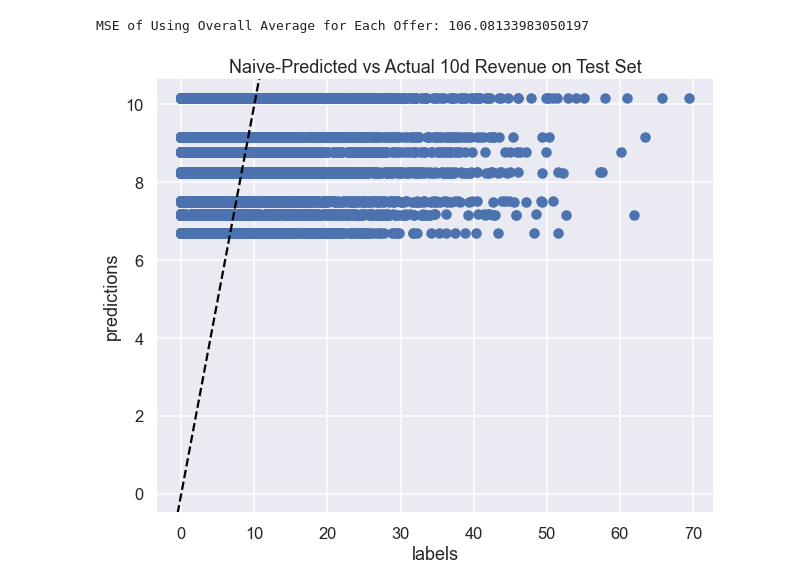
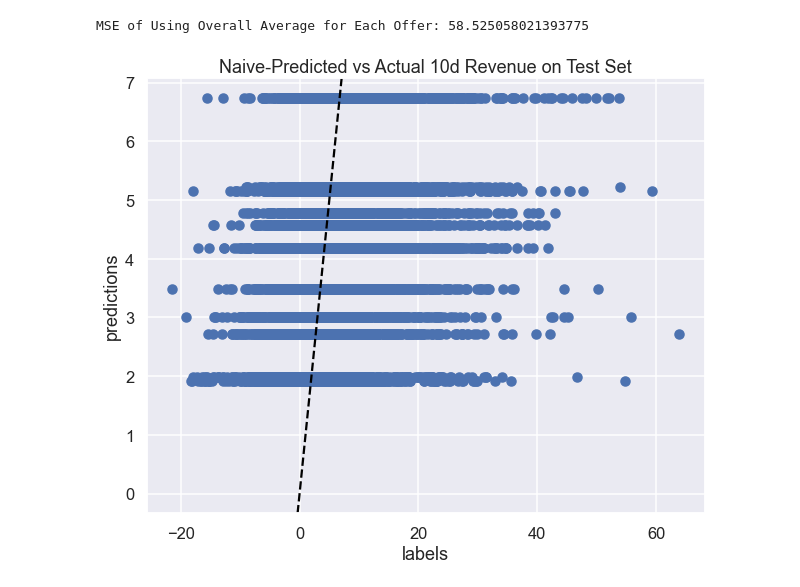
Before and after one commit to chapman-mcd/Starbucks_Sandbox, a Jupyter notebook: Sandbox_ML.ipynb, the cells around one changed output. Drawn from its saved outputs; the diff is of its cells as text; code cells hidden in the pictures.

```diff
--- a/Sandbox_ML.ipynb
+++ b/Sandbox_ML.ipynb
@@ -340,0 +305,33 @@ Epoch 15/15
+# %%
+# re-create the subsets, scalers and train/test dataframes with the new feature
+offers_rev_subset = offers_rev[(offers_rev.time_received < 500)].loc[:,
+    ['gender', 'age', 'days_of_membership', 'income', 'anonymous',
+     'completed', 'ten_day_profit_minus_reward', 'offer_id', 'person',
+    'median_transaction_no_outliers']]
+
+train_df, test_df = train_test_split(offers_rev_subset, 0.8)
+
+# fit scalers to the training data
+scalers = {'days_of_membership': None, 'age': None, 'income': None, 'median_transaction_no_outliers': None}
+
+for column in scalers.keys():
+    scalers[column] = StandardScaler().fit(train_df[column].values.reshape(-1,1))
+# %%
+# prepare tensorflow dataset with the new feature
+
+feature_names_rev = []
+# prepare training and validation sets from train data
+df_rev = train_df[~train_df.anonymous]
+splits_rev = train_test_split(df_rev, 0.8)
+train_rev, valid_rev = [prepare_tensorflow_dataset(data,
+                                                     scalers,
+                                                     ['gender', 'offer_id'],
+                                                     'ten_day_profit_minus_reward', []).batch(32)
+                        for data in splits_rev]
+
+# prepare test data from test data
+test_revenue = test_df[~test_df.anonymous]
+test_rev = prepare_tensorflow_dataset(test_revenue,
+                                      scalers,
+                                      ['gender','offer_id'],
+                                      'ten_day_profit_minus_reward', feature_names_rev).batch(32)
@@ -361,22 +457,22 @@ MSE of Model on Test Set: 60.14375305175781
 # %%
 # evaluate MSE for just guessing the average for each offer
 # so the model is doing much better than just guessing the average
-avg_profit_by_offer = offers_rev.groupby(by='offer_id')['ten_day_profit'].mean().rename('ten_day_profit_avg')
+avg_profit_by_offer = offers_rev.groupby(by='offer_id')['ten_day_profit_minus_reward'].mean().rename('predicted')
 
 test_revenue_guess = pd.merge(test_revenue,
                               avg_profit_by_offer,
                               left_on='offer_id', right_index=True, how='left')
 
 print("MSE of Using Overall Average for Each Offer:",
-tf.keras.metrics.mean_squared_error(test_revenue_guess.ten_day_profit,
-                                    test_revenue_guess.ten_day_profit_avg).numpy())
+tf.keras.metrics.mean_squared_error(test_revenue_guess.ten_day_profit_minus_reward,
+                                    test_revenue_guess.predicted).numpy())
 # %% [output]
-MSE of Using Overall Average for Each Offer: 106.08133983050197
+MSE of Using Overall Average for Each Offer: 58.525058021393775
 # %%
 # plot predicted/actual for naive prediction
 f, ax = plt.subplots(figsize=(10,8))
-ax.scatter(test_revenue_guess.ten_day_profit, test_revenue_guess.ten_day_profit_avg)
+ax.scatter(test_revenue_guess.ten_day_profit_minus_reward, test_revenue_guess.predicted)
 ax.axline([0, 0], [1, 1], color='black', ls='--')
 ax.set(xlabel='labels', ylabel='predictions', title='Naive-Predicted vs Actual 10d Revenue on Test Set');
 # %% [output]
-[figure, old version]
+[figure, new version]
```
Also changed, not shown: parts of 44 cells of this notebook, 24 other files.
